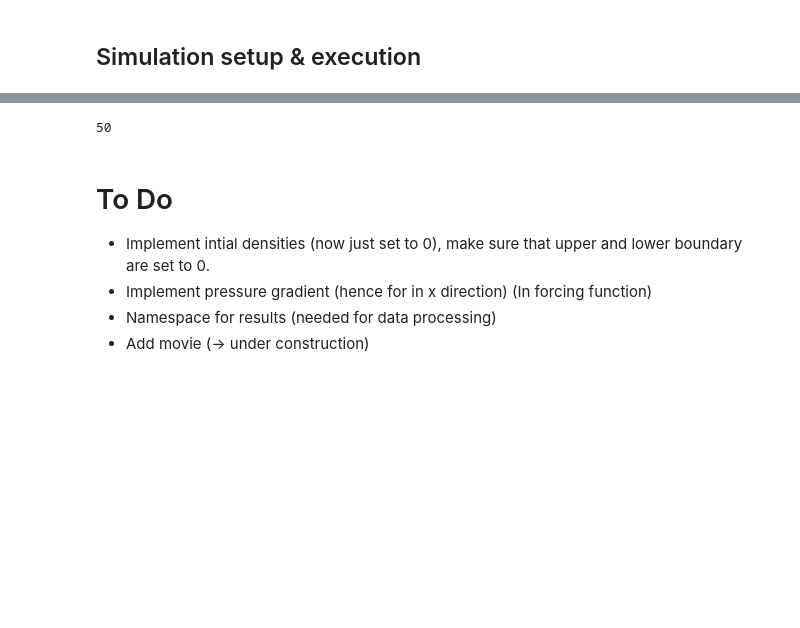
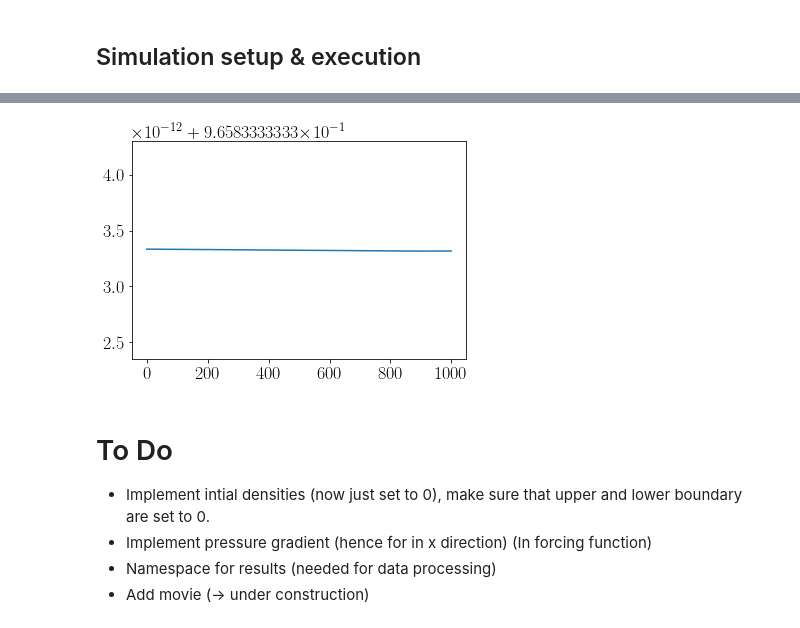
Before and after one commit to VHeusinkveld/CP3-lattice-boltzmann_model, a Jupyter notebook: Excecute_simulation.ipynb, the cells around one changed output, grey strips where cells are left out. Cells and saved outputs as stored; diff of their text form; code cells hidden in the pictures; blank space fills up the shorter version.

```diff
--- a/Excecute_simulation.ipynb
+++ b/Excecute_simulation.ipynb
@@ -57,4 +59,0 @@ Total run time = 29.332425594329834
-# %%
-par.R
-# %% [output]
-50
@@ -74,3 +60,5 @@ plt.show()
 # %%
-plt.plot(par.v_tot[0:300])
+plt.plot(par.rho_tot)
 plt.show()
+# %% [output]
+[figure, added]
```
Also changed, not shown: parts of 29 cells of this notebook, 5 other files.
